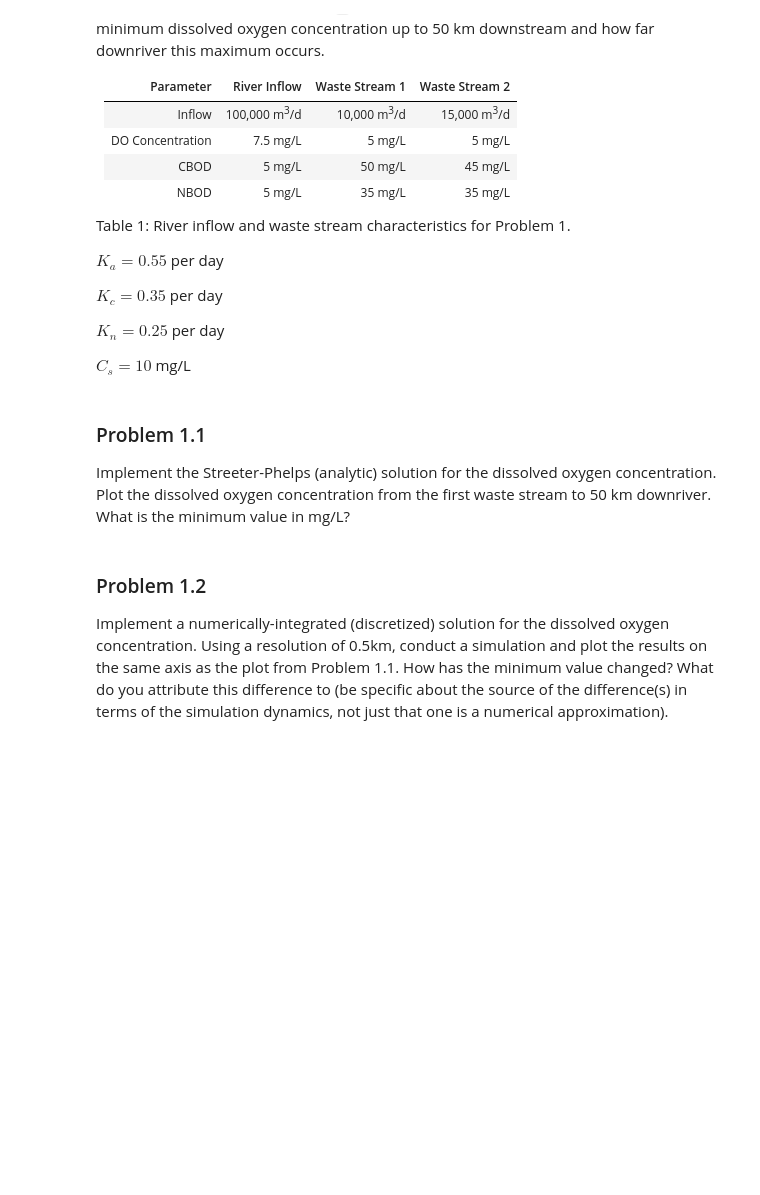
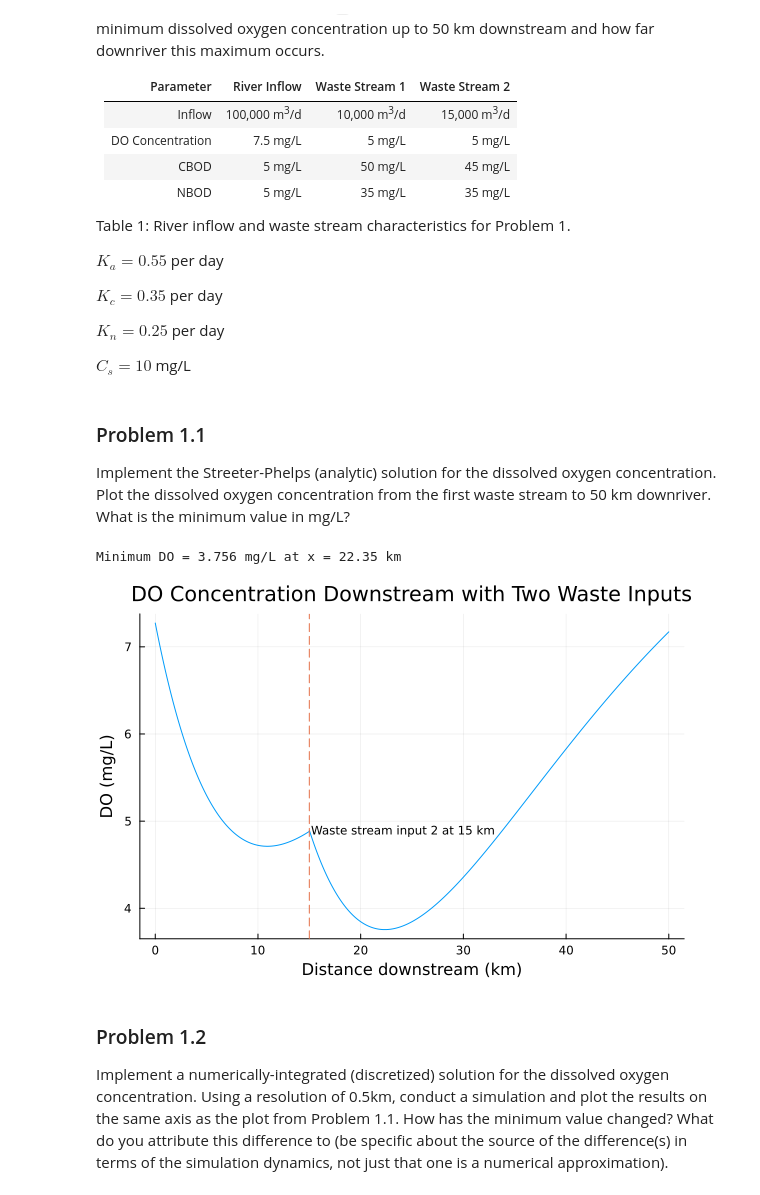
Before and after one commit to BEE4750-FA25/hw3-parker, a Jupyter notebook: hw03.ipynb, the cells around one changed output. Drawn from its saved outputs; the diff is of its cells as text; code cells hidden in the pictures; blank space fills up the shorter version.

```diff
--- a/hw03.ipynb
+++ b/hw03.ipynb
@@ -82,6 +90,80 @@ Implement the Streeter-Phelps (analytic) solution for the dissolved
 oxygen concentration. Plot the dissolved oxygen concentration from the
 first waste stream to 50 km downriver. What is the minimum value in
 mg/L?
+# %%
+u = 6 #km/day
+dist = 15 #km
+r = 0.55 #1/day
+kc = 0.35 #1/day
+kn = 0.25 #1/day
+Cs = 10 #mg/L
+
+Q_r0 = 100000 #m3/day
+DO_r0 = 7.5 #mg/L
+C_r0 = 5 #mg/L
+N_r0 = 5 #mg/L
+
+Q_w1 = 10000 #m3/day
+DO_w1 = 5 #mg/L
+C_w1 = 50 #mg/L
+N_w1 = 35 #mg/L
+
+Q_w2 = 15000 #m3/day
+DO_w2 = 5 #mg/L
+C_w2 = 45 #mg/L
+N_w2 = 35 #mg/L
+
+Q_out1 = Q_r0 + Q_w1
+
+function conc_initial(c0, q0, c1, q1, qout)
+    ((c0*q0) + (c1*q1)) / qout
+end
+
+DO_out1 = conc_initial(DO_r0, Q_r0, DO_w1, Q_w1, Q_out1)
+C_out1  = conc_initial(C_r0,  Q_r0, C_w1,  Q_w1, Q_out1)
+N_out1  = conc_initial(N_r0,  Q_r0, N_w1,  Q_w1, Q_out1)
+
+function conc(x, u, r, kc, kn, DO0, C0, N0, Cs)
+    a1 = exp(-r*x/u)
+    a2 = (kc/(r-kc))*(exp(-kc*x/u) - a1)
+    a3 = (kn/(r-kn))*(exp(-kn*x/u) - a1)
+    Cs*(1 - a1) + DO0*a1 - C0*a2 - N0*a3
+end
+
+# UNTIL X = 15 RIGHT BEFORE SECOND WASTE STREAM INPUT
+x1 = range(0.0, stop=15.0, length=1501)           # <- use 0..15 here
+C1 = conc.(x1, u, r, kc, kn, DO_out1, C_out1, N_out1, Cs)
+
+# values at x=15
+# (L0 and N0 were undefined; you meant the mixed CBOD/NBOD after the first discharge)
+L15 = C_out1 * exp(-kc*15.0/u)                    # scalar math is fine
+N15 = N_out1 * exp(-kn*15.0/u)
+C15 = C1[end]                                     # indexing uses [end], not C1(end)
+
+# SECOND WASTE STREAM INPUT AT X = 15
+Q_out2 = Q_out1 + Q_w2
+DO_out2 = conc_initial(C15, Q_out1, DO_w2, Q_w2, Q_out2)
+C_out2  = conc_initial(L15,  Q_out1, C_w2,  Q_w2, Q_out2)
+N_out2  = conc_initial(N15,  Q_out1, N_w2,  Q_w2, Q_out2)
+
+x2 = range(15.0, stop=50.0, length=3501)
+C2 = conc.(x2 .- 15.0, u, r, kc, kn, DO_out2, C_out2, N_out2, Cs)
+
+x_total = [x1; x2[2:end]]
+C_total = [C1; C2[2:end]]
+imin = argmin(C_total)
+minDO = C_total[imin]
+x_at_min = x_total[imin]
+println("Minimum DO = $(round(minDO, digits=3)) mg/L at x = $(round(x_at_min, digits=3)) km")
+
+# plot
+plot(x_total, C_total, xlabel = "Distance downstream (km)", ylabel = "DO (mg/L)",
+     title = "DO Concentration Downstream with Two Waste Inputs", legend = false)
+vline!([15.0], linestyle = :dash)
+annotate!(15.2, DO_out2, text("Waste stream input 2 at 15 km", :left, 8))
+# %% [output]
+Minimum DO = 3.756 mg/L at x = 22.35 km
+[figure, added]
 # %% [markdown]
 ### Problem 1.2
 
```
Also changed, not shown: parts of 2 cells of this notebook.
